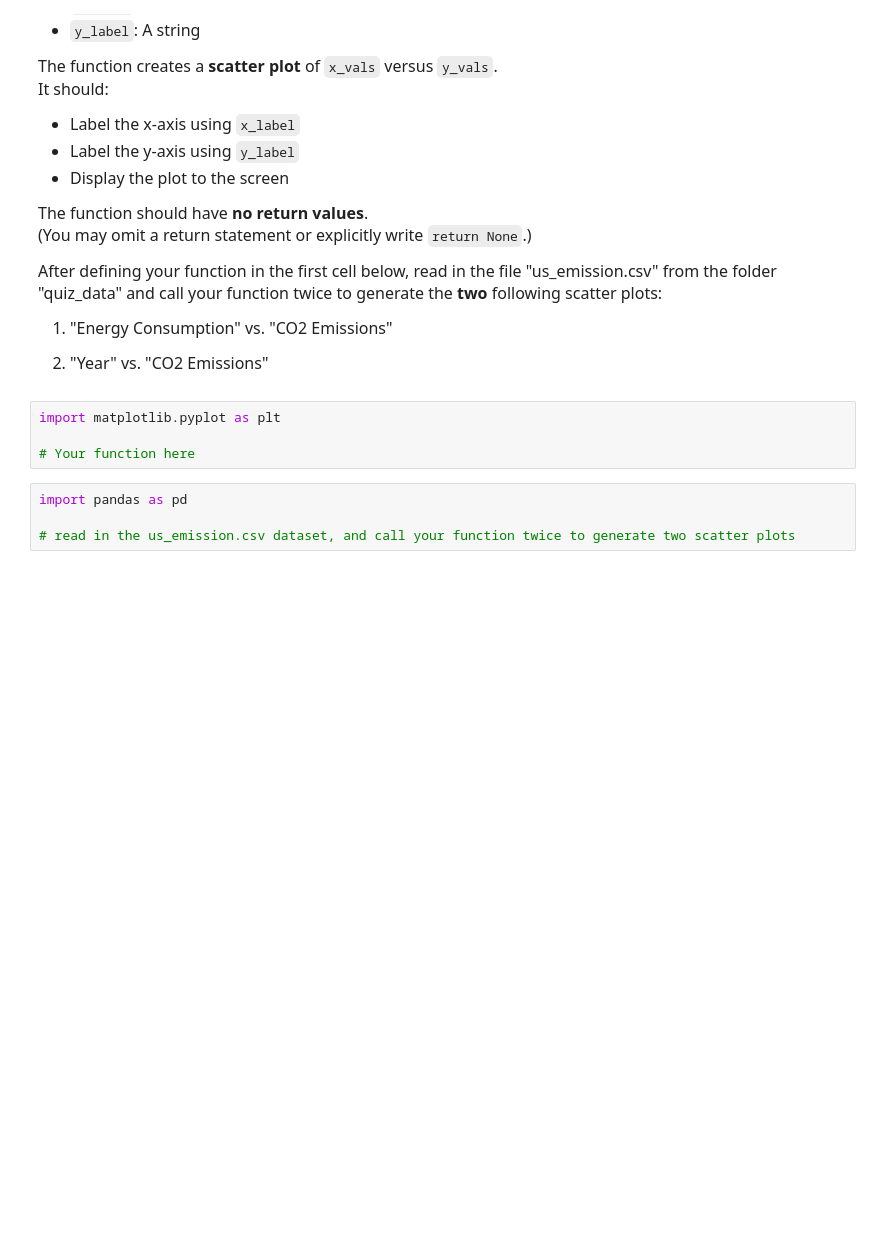
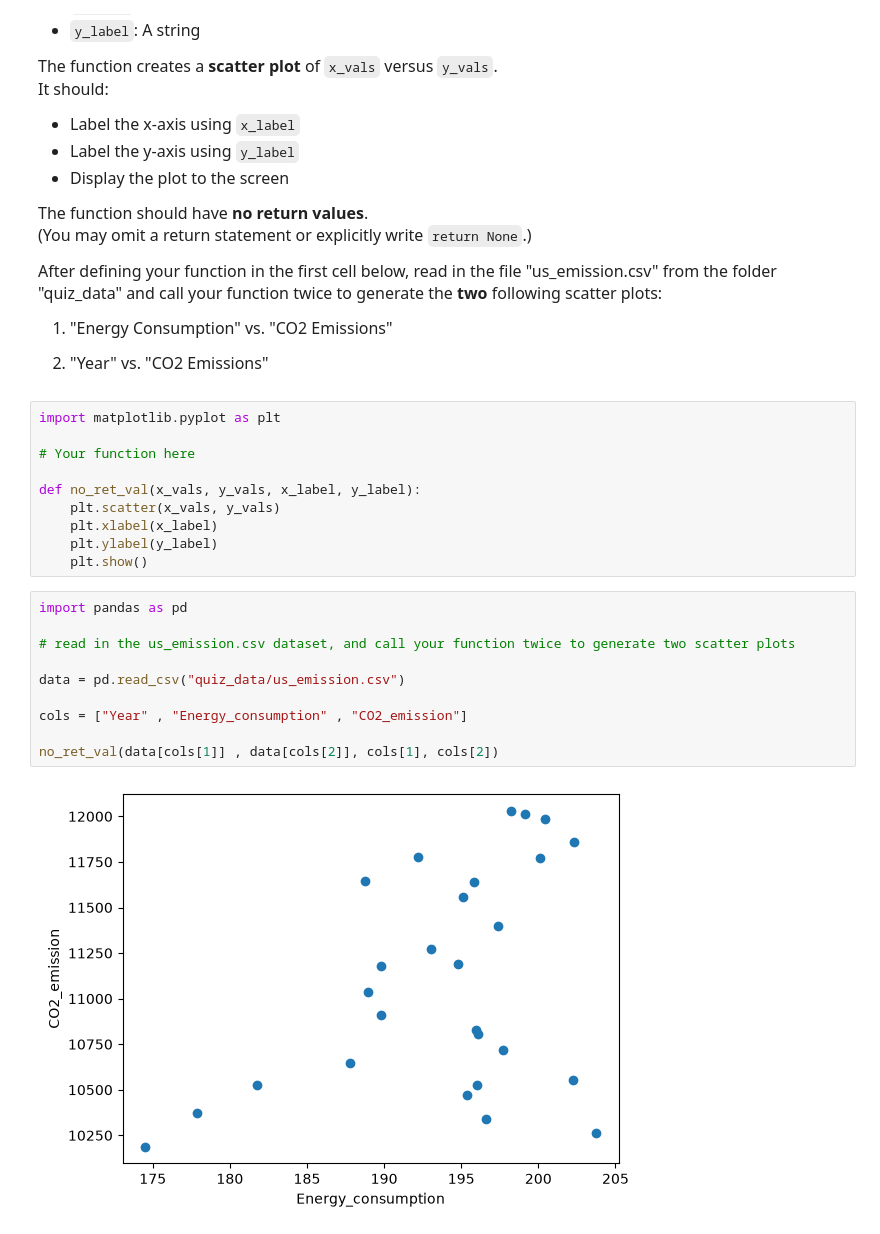
Before and after one commit to aashviagarwal/datasci151fall2026, a Jupyter notebook: _quizzes/practice_quiz_3/practice_quiz_3.ipynb, the cells around one changed output. Saved outputs shown, nothing was run; the diff lists cells and outputs as text; blank space fills up the shorter version.

Commit message:
fix lec 6, and finish prac quiz 3

```diff
--- a/_quizzes/practice_quiz_3/practice_quiz_3.ipynb
+++ b/_quizzes/practice_quiz_3/practice_quiz_3.ipynb
@@ -187,7 +264,21 @@ After defining your function in the first cell below, read in the file "us_emiss
 import matplotlib.pyplot as plt
 
 # Your function here
+
+def no_ret_val(x_vals, y_vals, x_label, y_label):
+    plt.scatter(x_vals, y_vals)
+    plt.xlabel(x_label)
+    plt.ylabel(y_label)
+    plt.show()
 # %%
 import pandas as pd
 
 # read in the us_emission.csv dataset, and call your function twice to generate two scatter plots
+
+data = pd.read_csv("quiz_data/us_emission.csv")
+
+cols = ["Year" , "Energy_consumption" , "CO2_emission"]
+
+no_ret_val(data[cols[1]] , data[cols[2]], cols[1], cols[2])
+# %% [output]
+[figure, added]
```
Also changed, not shown: parts of 6 cells of this notebook, 2 other files.
